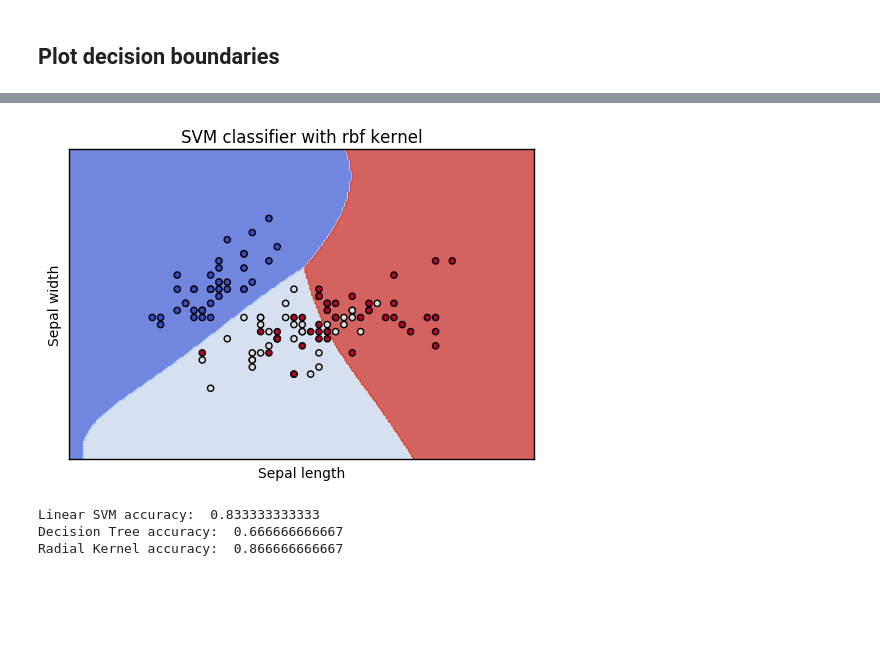
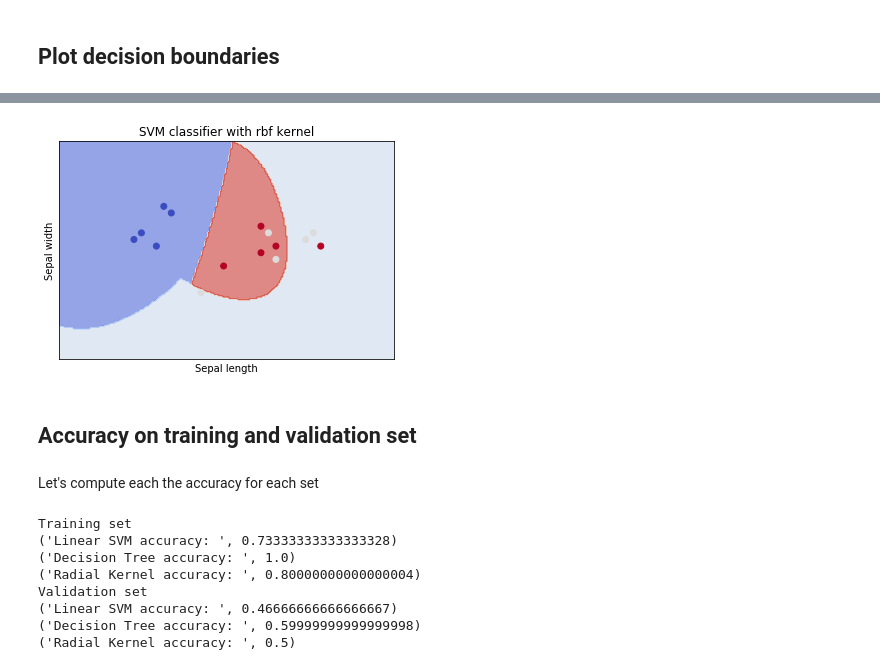
Before and after one commit to eldarial/code_session, a Jupyter notebook: plot_iris.ipynb, the cells around one changed output, grey strips where cells are left out. Cells and saved outputs as stored; diff of their text form; code cells hidden in the pictures; blank space fills up the shorter version.

```diff
--- a/plot_iris.ipynb
+++ b/plot_iris.ipynb
@@ -19,7 +19,7 @@ import matplotlib.pyplot as plt
 from sklearn import svm, datasets
 from sklearn.tree import DecisionTreeClassifier
 
-flag_data = 1
+flag_data = 3
 flag_features = 0
 x_train= []
 x_val = []
@@ -80,8 +80,8 @@ elif flag_data == 3:
         id_class = iris.target == k
         label_ = iris.target[id_class]
         data_ = select_features[id_class,:]
-        x_train.extend(data_[:10])
-        y_train.extend(label_[:10])
+        x_train.extend(data_[:5])
+        y_train.extend(label_[:5])
         x_val.extend(data_[40:])
         y_val.extend(label_[40:])
 x_train = np.array(x_train)
@@ -117,6 +119,7 @@ C = 1.0  # SVM regularization parameter
 svc_classifier = svm.SVC(kernel='linear', C=C).fit(x_train, y_train)
 
 # Radial kernel
+C = 1.0
 rbf_classifier = svm.SVC(kernel='rbf', C=C).fit(x_train, y_train)
 
 # Decision trees
@@ -179,26 +182,42 @@ plt.show()
 # %%
 title = 'SVM classifier with rbf kernel'
 
 Z = rbf_classifier.predict(np.c_[xx.ravel(), yy.ravel()])
 
 # Put the result into a color plot
 Z = Z.reshape(xx.shape)
-plt.contourf(xx, yy, Z, cmap=plt.cm.coolwarm, alpha=0.8)
+plt.contourf(xx, yy, Z, cmap=plt.cm.coolwarm, alpha=0.6)
 
 # Plot also the training points
 plt.scatter(x_train[:, 0], x_train[:, 1], c=y_train, cmap=plt.cm.coolwarm)
 plt.xlabel(x1_label)
 plt.ylabel(x2_label)
 plt.xlim(xx.min(), xx.max())
 plt.ylim(yy.min(), yy.max())
 plt.xticks(())
 plt.yticks(())
 plt.title(title)
 
 plt.show()
 # %% [output]
-[figure, old version]
+[figure, new version]
+# %% [markdown]
+## Accuracy on training and validation set
+# %% [markdown]
+Let's compute each the accuracy for each set
 # %%
+# Training set accuracy
+print('Training set')
+acc = svc_classifier.score(x_train, y_train)
+print("Linear SVM accuracy: ", acc)
+acc = dt_classifier.score(x_train, y_train)
+print("Decision Tree accuracy: ", acc)
+acc = rbf_classifier.score(x_train, y_train)
+print("Radial Kernel accuracy: ", acc)
+
+
+# Validation set accuracy
+print('Validation set')
 acc = svc_classifier.score(x_val, y_val)
 print("Linear SVM accuracy: ", acc)
 acc = dt_classifier.score(x_val, y_val)
@@ -206,6 +225,11 @@ print("Decision Tree accuracy: ", acc)
 acc = rbf_classifier.score(x_val, y_val)
 print("Radial Kernel accuracy: ", acc)
 # %% [output]
-Linear SVM accuracy:  0.833333333333
-Decision Tree accuracy:  0.666666666667
-Radial Kernel accuracy:  0.866666666667
+Training set
+('Linear SVM accuracy: ', 0.73333333333333328)
+('Decision Tree accuracy: ', 1.0)
+('Radial Kernel accuracy: ', 0.80000000000000004)
+Validation set
+('Linear SVM accuracy: ', 0.46666666666666667)
+('Decision Tree accuracy: ', 0.59999999999999998)
+('Radial Kernel accuracy: ', 0.5)
```
Also changed, not shown: parts of 4 cells of this notebook.
